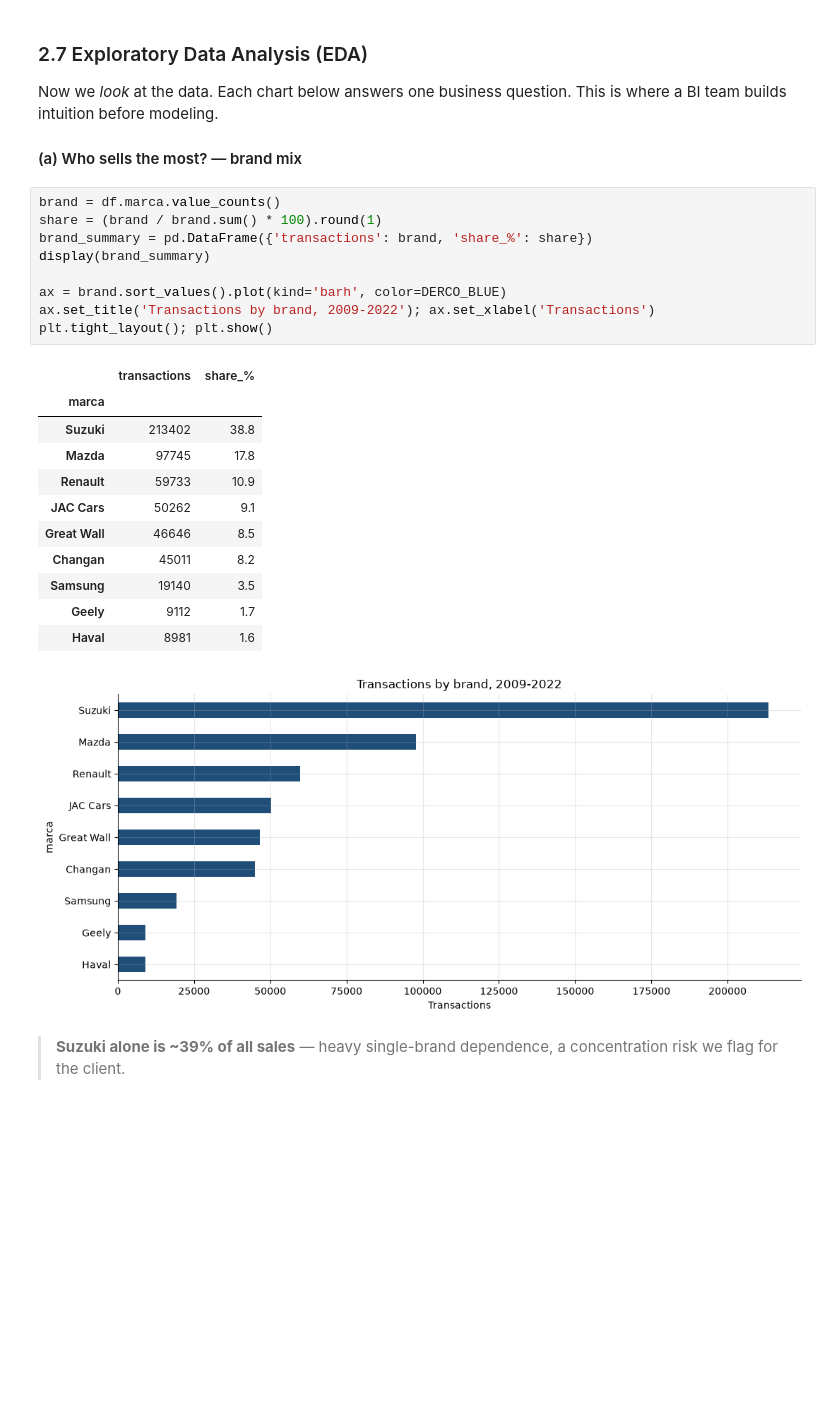
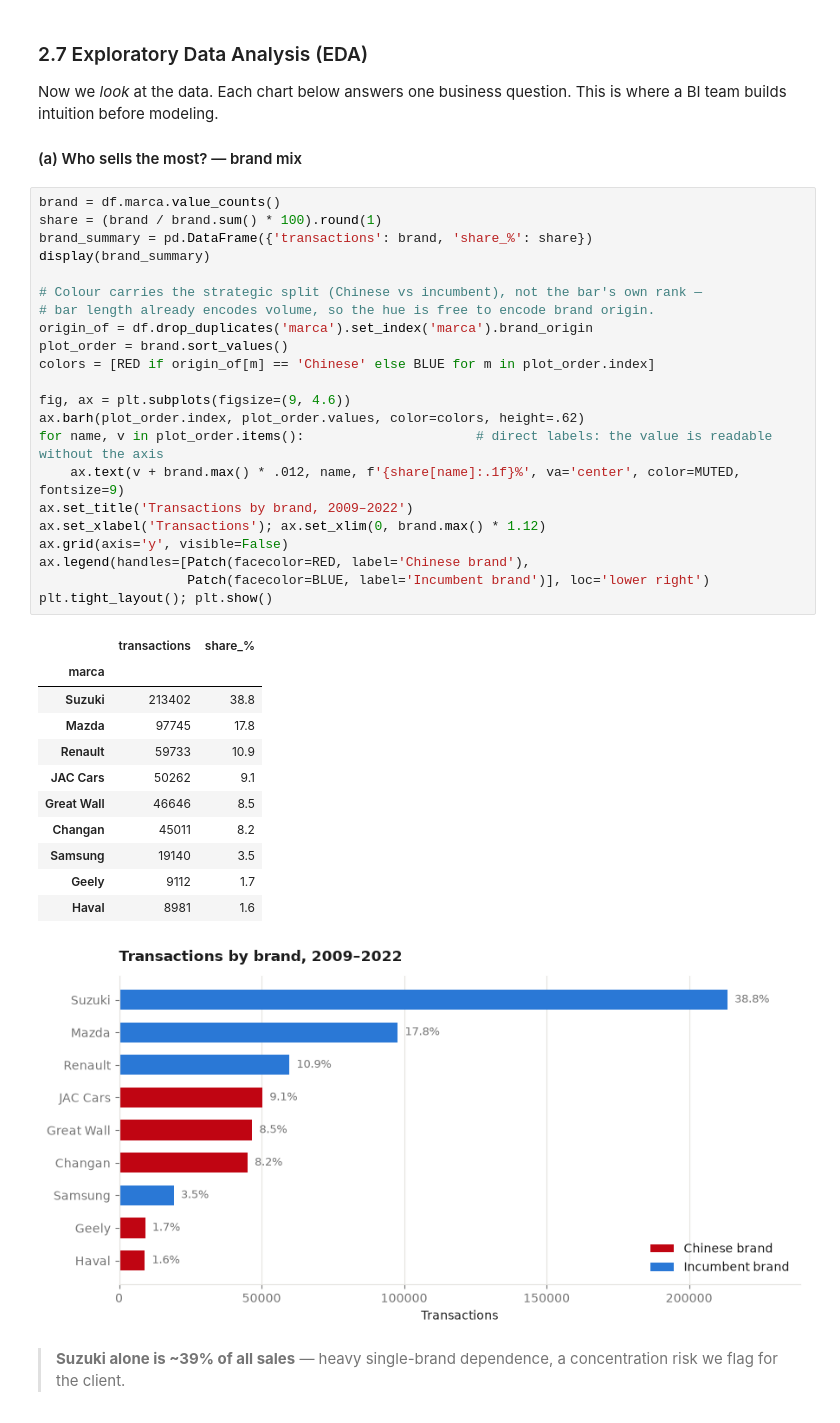
Before and after one commit to Bato21/Derco-Chile-Sales, a Jupyter notebook: notebooks/BI2026_FinalProject.ipynb, the cells around one changed output. Saved outputs shown, nothing was run; the diff lists cells and outputs as text; blank space fills up the shorter version.

```diff
--- a/notebooks/BI2026_FinalProject.ipynb
+++ b/notebooks/BI2026_FinalProject.ipynb
@@ -271,25 +292,38 @@ before modeling.
 # %%
 brand = df.marca.value_counts()
 share = (brand / brand.sum() * 100).round(1)
 brand_summary = pd.DataFrame({'transactions': brand, 'share_%': share})
 display(brand_summary)
 
-ax = brand.sort_values().plot(kind='barh', color=DERCO_BLUE)
-ax.set_title('Transactions by brand, 2009-2022'); ax.set_xlabel('Transactions')
+# Colour carries the strategic split (Chinese vs incumbent), not the bar's own rank —
+# bar length already encodes volume, so the hue is free to encode brand origin.
+origin_of = df.drop_duplicates('marca').set_index('marca').brand_origin
+plot_order = brand.sort_values()
+colors = [RED if origin_of[m] == 'Chinese' else BLUE for m in plot_order.index]
+
+fig, ax = plt.subplots(figsize=(9, 4.6))
+ax.barh(plot_order.index, plot_order.values, color=colors, height=.62)
+for name, v in plot_order.items():                      # direct labels: the value is readable without the axis
+    ax.text(v + brand.max() * .012, name, f'{share[name]:.1f}%', va='center', color=MUTED, fontsize=9)
+ax.set_title('Transactions by brand, 2009–2022')
+ax.set_xlabel('Transactions'); ax.set_xlim(0, brand.max() * 1.12)
+ax.grid(axis='y', visible=False)
+ax.legend(handles=[Patch(facecolor=RED, label='Chinese brand'),
+                   Patch(facecolor=BLUE, label='Incumbent brand')], loc='lower right')
 plt.tight_layout(); plt.show()
 # %% [output]
 |  | transactions | share_% |
 | marca |  |  |
 | Suzuki | 213402 | 38.8 |
 | Mazda | 97745 | 17.8 |
 | Renault | 59733 | 10.9 |
 | JAC Cars | 50262 | 9.1 |
 | Great Wall | 46646 | 8.5 |
 | Changan | 45011 | 8.2 |
 | Samsung | 19140 | 3.5 |
 | Geely | 9112 | 1.7 |
 | Haval | 8981 | 1.6 |
-[figure, old version]
+[figure, new version]
 # %% [markdown]
 > **Suzuki alone is ~39% of all sales** — heavy single-brand dependence, a concentration risk we flag for the client.
 # %% [markdown]
```
Also changed, not shown: parts of 21 cells of this notebook, 10 other files.
